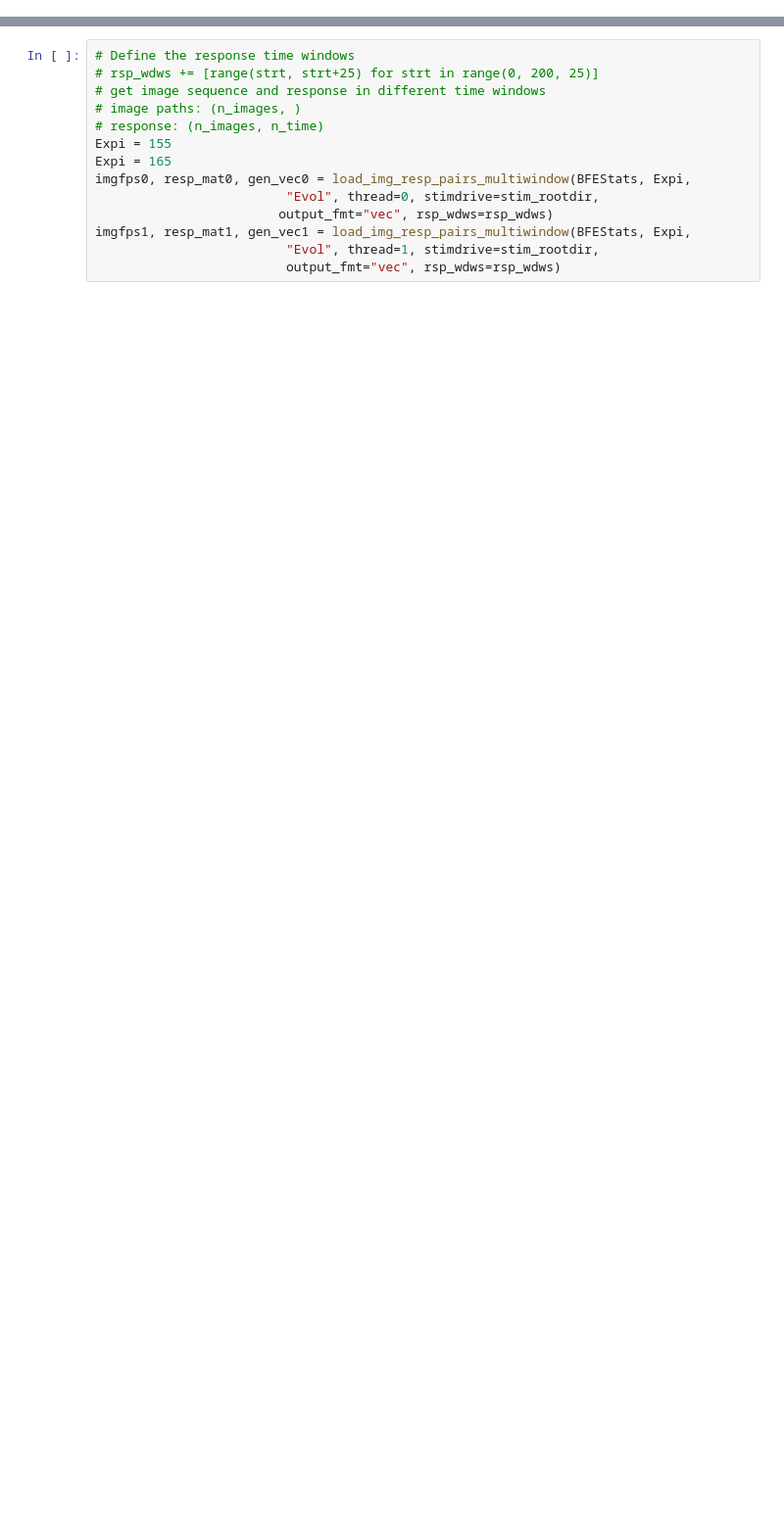
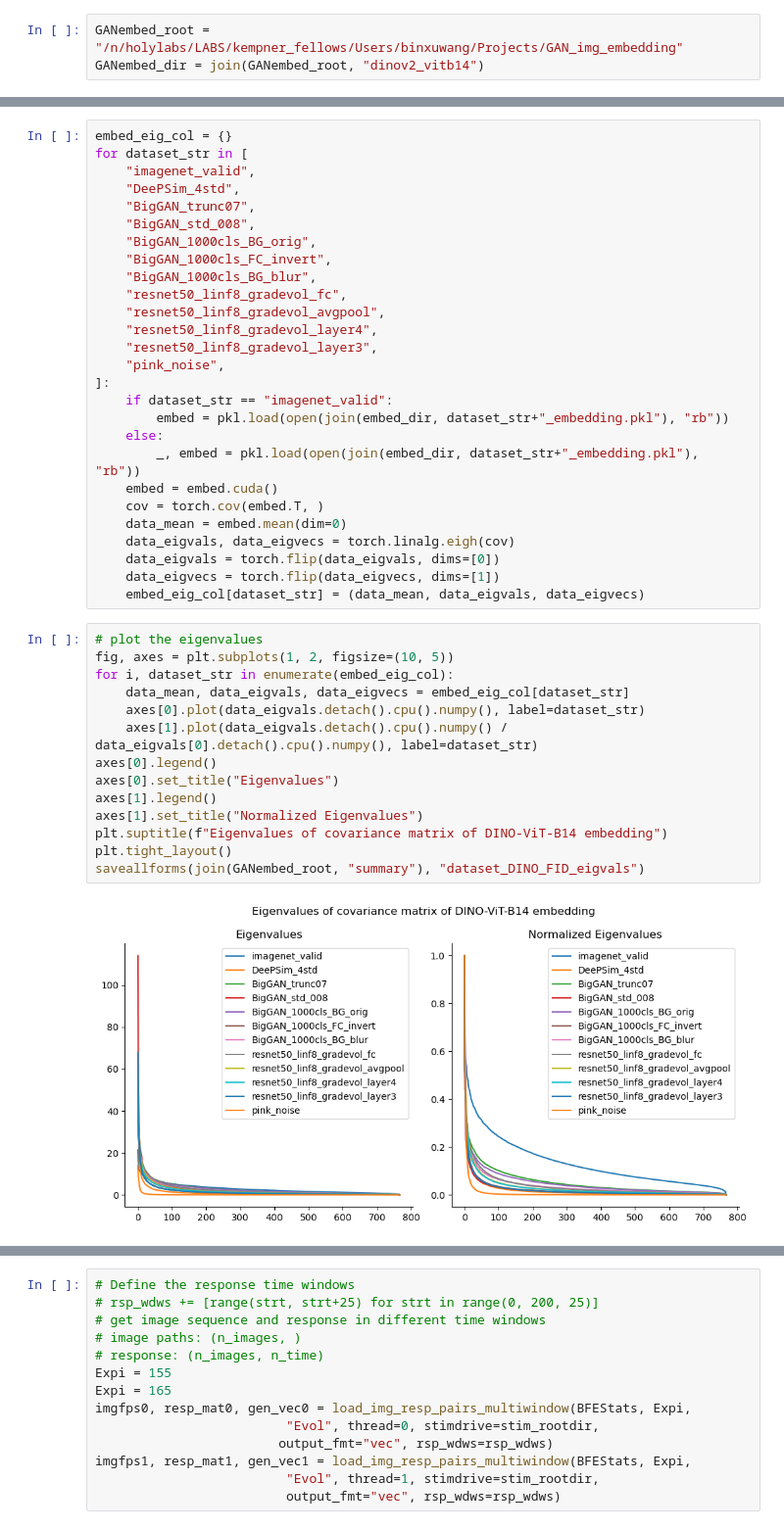
Before and after one commit to Animadversio/Neuro-ActMax-GAN-comparison, a Jupyter notebook: neuro_data_analysis/Evol_img_embedding_analysis.ipynb, the cells around one changed output, grey strips where cells are left out. Shown at 98% size. Drawn from its saved outputs; the diff is of its cells as text; blank space fills up the shorter version.

```diff
--- a/neuro_data_analysis/Evol_img_embedding_analysis.ipynb
+++ b/neuro_data_analysis/Evol_img_embedding_analysis.ipynb
@@ -43,0 +261,3 @@ Using cache found in /n/holylabs/LABS/kempner_fellows/Users/binxuwang/torch_cach
+# %%
+GANembed_root = "/n/holylabs/LABS/kempner_fellows/Users/binxuwang/Projects/GAN_img_embedding"
+GANembed_dir = join(GANembed_root, "dinov2_vitb14")
@@ -43,0 +467,43 @@ Using cache found in /n/holylabs/LABS/kempner_fellows/Users/binxuwang/torch_cach
+# %%
+embed_eig_col = {}
+for dataset_str in [
+    "imagenet_valid",
+    "DeePSim_4std",
+    "BigGAN_trunc07",
+    "BigGAN_std_008",
+    "BigGAN_1000cls_BG_orig",
+    "BigGAN_1000cls_FC_invert",
+    "BigGAN_1000cls_BG_blur",
+    "resnet50_linf8_gradevol_fc",
+    "resnet50_linf8_gradevol_avgpool",
+    "resnet50_linf8_gradevol_layer4",
+    "resnet50_linf8_gradevol_layer3",
+    "pink_noise",
+]:
+    if dataset_str == "imagenet_valid":
+        embed = pkl.load(open(join(embed_dir, dataset_str+"_embedding.pkl"), "rb"))
+    else:
+        _, embed = pkl.load(open(join(embed_dir, dataset_str+"_embedding.pkl"), "rb"))
+    embed = embed.cuda()
+    cov = torch.cov(embed.T, )
+    data_mean = embed.mean(dim=0)
+    data_eigvals, data_eigvecs = torch.linalg.eigh(cov)
+    data_eigvals = torch.flip(data_eigvals, dims=[0])
+    data_eigvecs = torch.flip(data_eigvecs, dims=[1])
+    embed_eig_col[dataset_str] = (data_mean, data_eigvals, data_eigvecs)
+# %%
+# plot the eigenvalues
+fig, axes = plt.subplots(1, 2, figsize=(10, 5))
+for i, dataset_str in enumerate(embed_eig_col):
+    data_mean, data_eigvals, data_eigvecs = embed_eig_col[dataset_str]
+    axes[0].plot(data_eigvals.detach().cpu().numpy(), label=dataset_str)
+    axes[1].plot(data_eigvals.detach().cpu().numpy() / data_eigvals[0].detach().cpu().numpy(), label=dataset_str)
+axes[0].legend()
+axes[0].set_title("Eigenvalues")
+axes[1].legend()
+axes[1].set_title("Normalized Eigenvalues")
+plt.suptitle(f"Eigenvalues of covariance matrix of DINO-ViT-B14 embedding")
+plt.tight_layout()
+saveallforms(join(GANembed_root, "summary"), "dataset_DINO_FID_eigvals")
+# %% [output]
+[figure, added]
```
Also changed, not shown: parts of 86 cells of this notebook, 1 other file.
